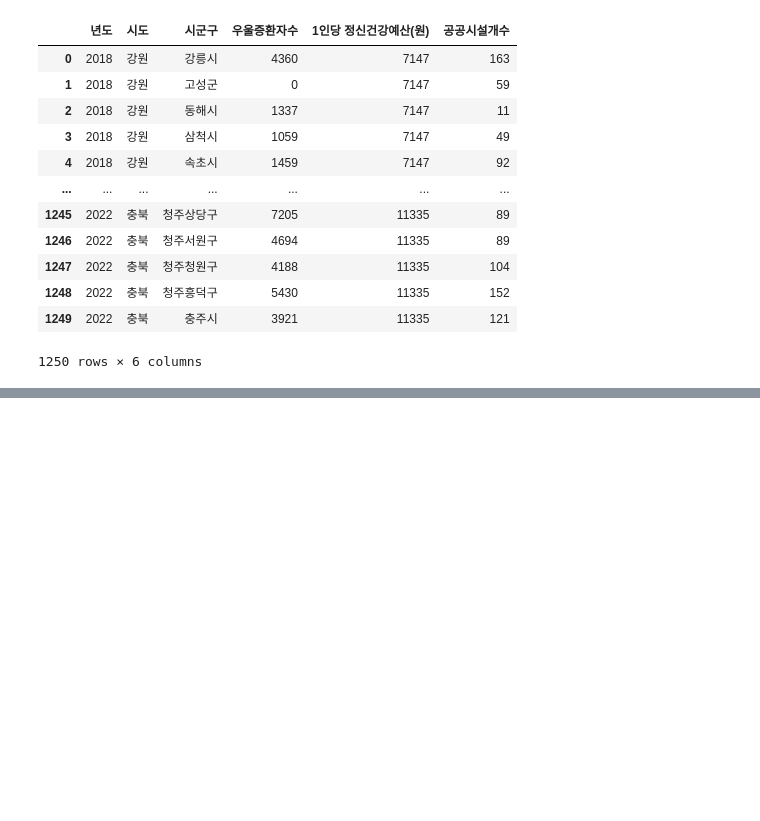
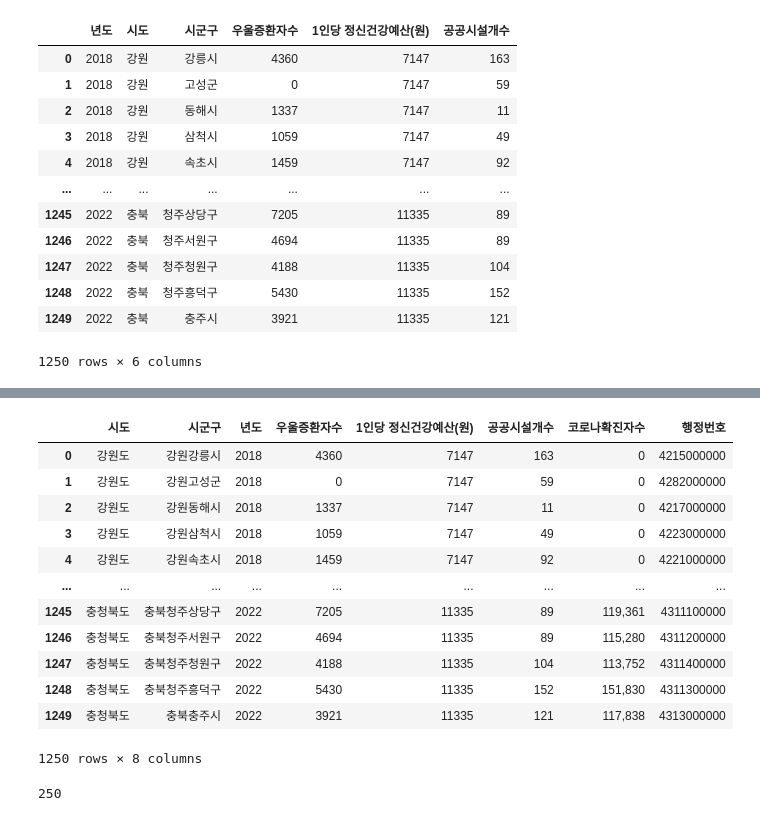
Before and after one commit to bonasoobin/depression-analysis, a Jupyter notebook: 0_Data/park.ipynb, the cells around one changed output, grey strips where cells are left out. Drawn from its saved outputs; the diff is of its cells as text; code cells hidden in the pictures; blank space fills up the shorter version.

```diff
--- a/0_Data/park.ipynb
+++ b/0_Data/park.ipynb
@@ -1618,0 +2282,3 @@ result.to_csv(r'C:\Users\soobin\coding_excuse\soobin\0_Data\result_0123910.csv',
+# %%
+result_013491011 = result.merge(covid_result, how='left', on=['시도', '시군구', '년도'])
+result_013491011
@@ -1618,0 +2299,3 @@ result.to_csv(r'C:\Users\soobin\coding_excuse\soobin\0_Data\result_0123910.csv',
+# %%
+number = pd.read_csv(r'C:\Users\soobin\coding_excuse\지자체구분(최종).csv')
+number
@@ -1618,0 +2316,3 @@ result.to_csv(r'C:\Users\soobin\coding_excuse\soobin\0_Data\result_0123910.csv',
+# %%
+number = number.sort_values(by=['시군구'], ascending=True).reset_index(drop=True)
+number
@@ -1618,0 +2333,5 @@ result.to_csv(r'C:\Users\soobin\coding_excuse\soobin\0_Data\result_0123910.csv',
+# %%
+numbers = number.copy()
+numbers = pd.concat([numbers] * 5, ignore_index=True)
+numbers = numbers['행정번호']
+numbers
@@ -1618,0 +2351,21 @@ result.to_csv(r'C:\Users\soobin\coding_excuse\soobin\0_Data\result_0123910.csv',
+# %%
+result_0123491011 = pd.concat([result_013491011, numbers], axis = 1)
+result_0123491011
+# %% [output]
+|  | 시도 | 시군구 | 년도 | 우울증환자수 | 1인당 정신건강예산(원) | 공공시설개수 | 코로나확진자수 | 행정번호 |
+| 0 | 강원도 | 강원강릉시 | 2018 | 4360 | 7147 | 163 | 0 | 4215000000 |
+| 1 | 강원도 | 강원고성군 | 2018 | 0 | 7147 | 59 | 0 | 4282000000 |
+| 2 | 강원도 | 강원동해시 | 2018 | 1337 | 7147 | 11 | 0 | 4217000000 |
+| 3 | 강원도 | 강원삼척시 | 2018 | 1059 | 7147 | 49 | 0 | 4223000000 |
+| 4 | 강원도 | 강원속초시 | 2018 | 1459 | 7147 | 92 | 0 | 4221000000 |
+| ... | ... | ... | ... | ... | ... | ... | ... | ... |
+| 1245 | 충청북도 | 충북청주상당구 | 2022 | 7205 | 11335 | 89 | 119,361 | 4311100000 |
+| 1246 | 충청북도 | 충북청주서원구 | 2022 | 4694 | 11335 | 89 | 115,280 | 4311200000 |
+| 1247 | 충청북도 | 충북청주청원구 | 2022 | 4188 | 11335 | 104 | 113,752 | 4311400000 |
+| 1248 | 충청북도 | 충북청주흥덕구 | 2022 | 5430 | 11335 | 152 | 151,830 | 4311300000 |
+| 1249 | 충청북도 | 충북충주시 | 2022 | 3921 | 11335 | 121 | 117,838 | 4313000000 |
+1250 rows × 8 columns
+# %%
+len(result_0123491011['행정번호'].unique())
+# %% [output]
+250
```
Also changed, not shown: parts of 62 cells of this notebook.
